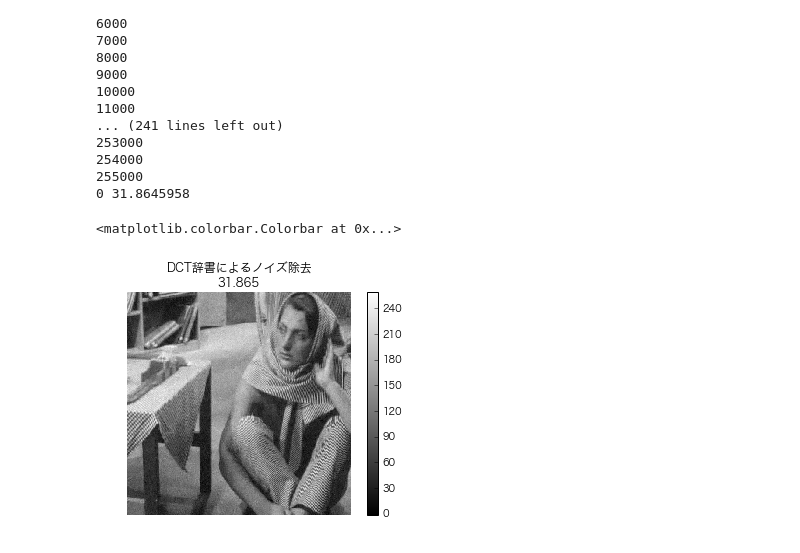
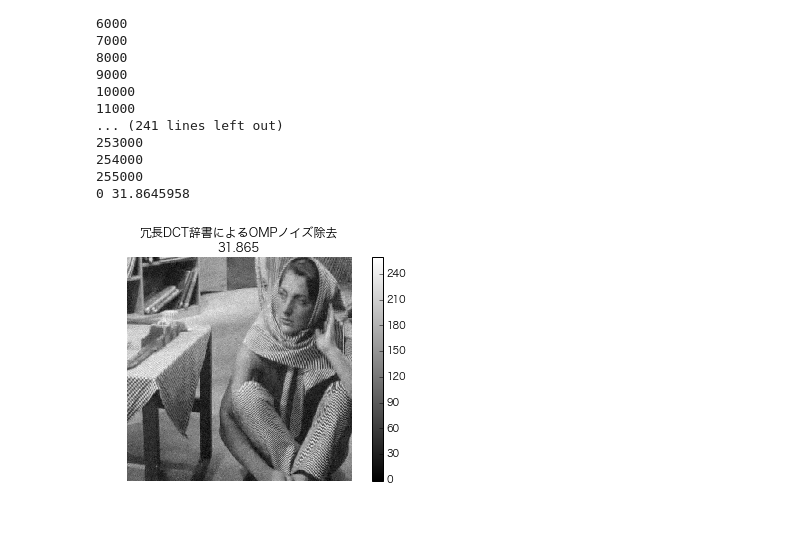
Before and after one commit to kibo35/sparse-modeling, a Jupyter notebook: ch14-02.ipynb, the cells around one changed output. Cells and saved outputs as stored; diff of their text form; code cells hidden in the pictures.

```diff
--- a/ch14-02.ipynb
+++ b/ch14-02.ipynb
@@ -144,10 +144,12 @@ recon_dct_dictionary.tofile('recon_dct_dictionary')
 255000
 0 31.8645958
 # %%
+recon_dct_dictionary = np.fromfile('recon_dct_dictionary').reshape(im.shape)
 plt.imshow(recon_dct_dictionary, cmap='gray', interpolation='Nearest')
 plt.axis('off')
-plt.title('DCT辞書によるノイズ除去\n{:.3f}'.format(get_psnr(im, recon_dct_dictionary)))
+plt.title('冗長DCT辞書によるOMPノイズ除去\n{:.3f}'.format(get_psnr(im, recon_dct_dictionary)))
 plt.colorbar()
+plt.tight_layout()
+plt.savefig('recon_dct_dictionary.png', dpi=220)
 # %% [output]
-<matplotlib.colorbar.Colorbar at 0x...>
-[figure, old version]
+[figure, new version]
```
Also changed, not shown: 21 other files.
